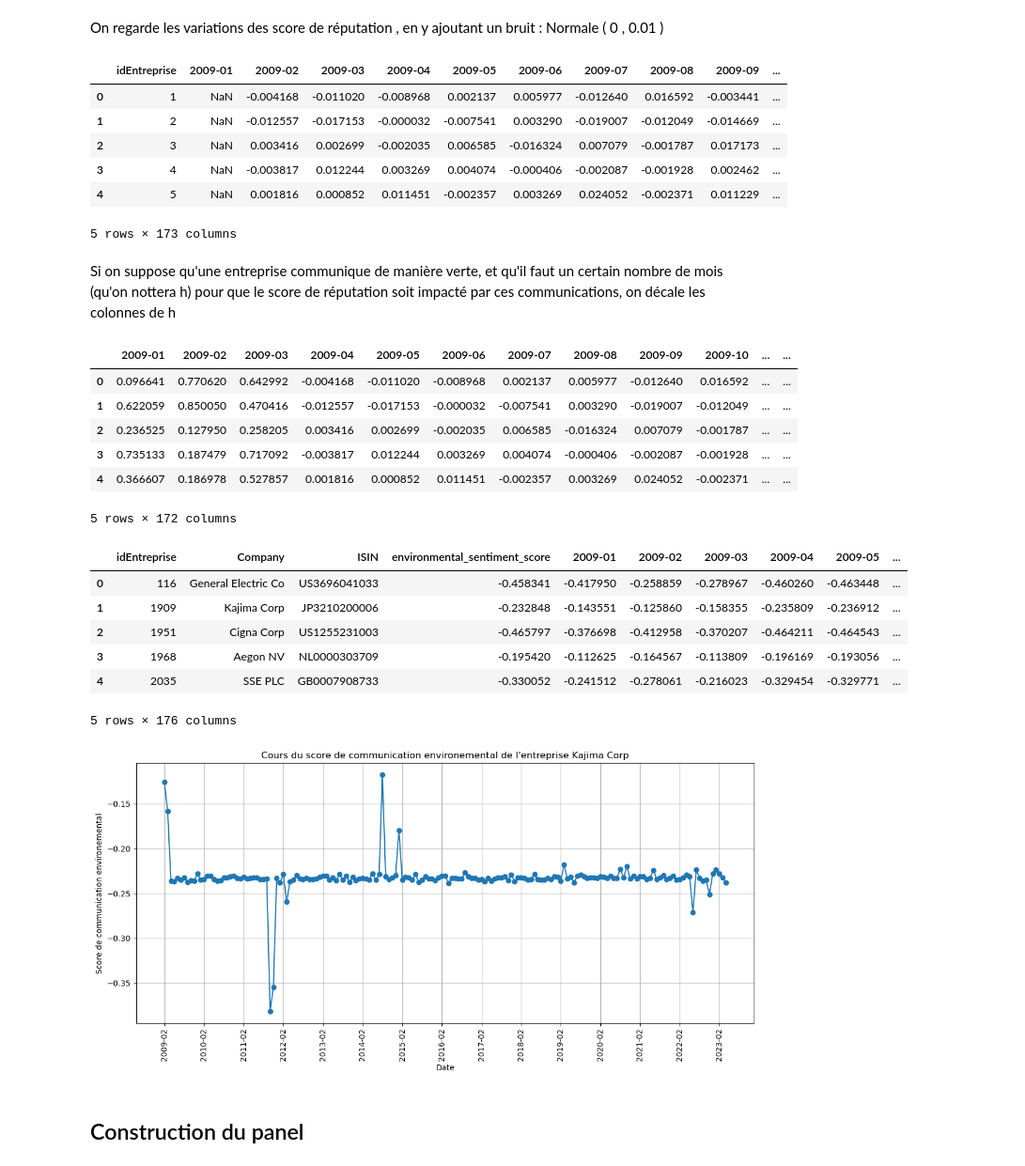
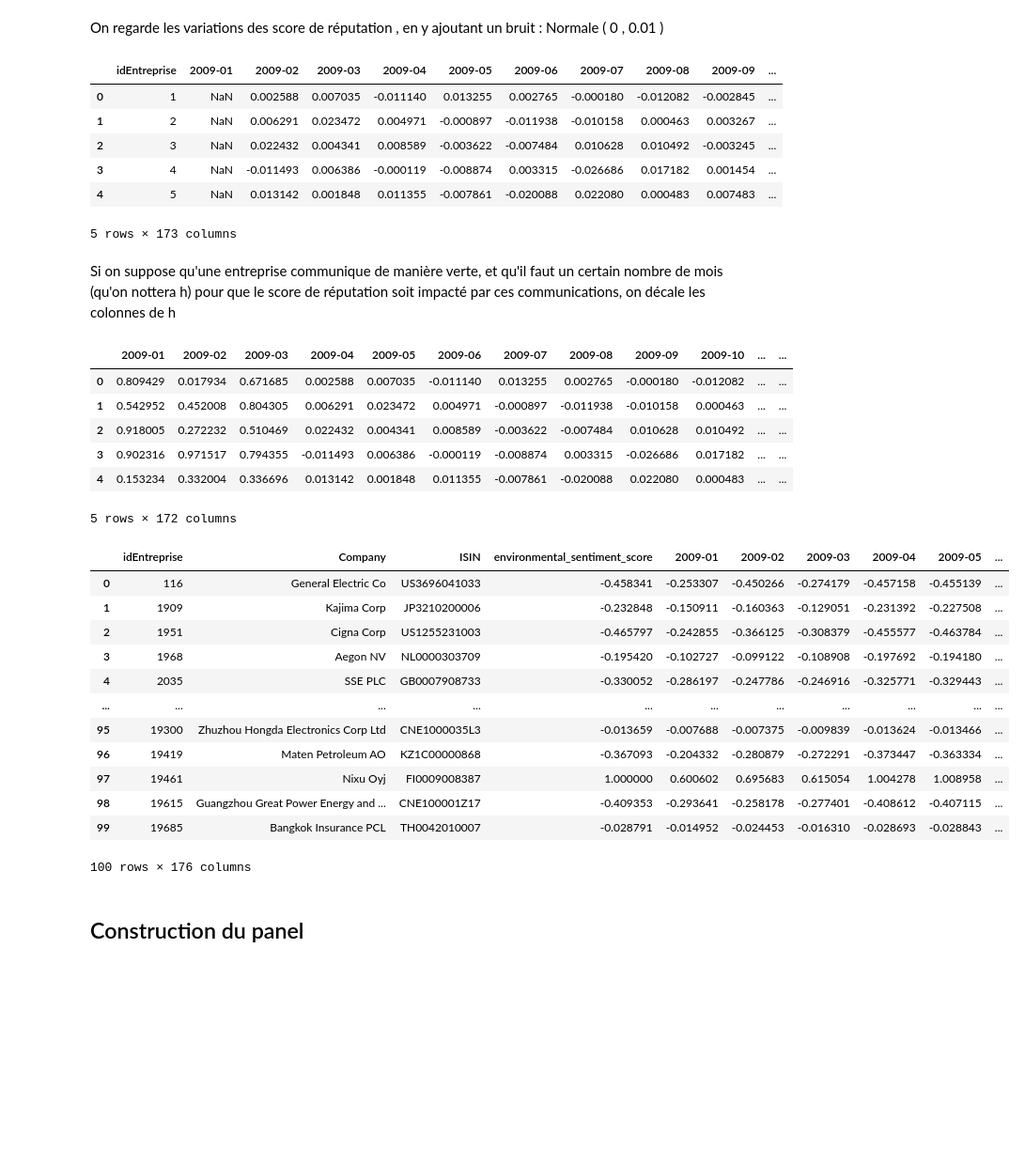
Before and after one commit to tgarnier067/Stat_app, a Jupyter notebook: Econometrie.ipynb, the cells around one changed output. Shown at 94% size. Drawn from its saved outputs; the diff is of its cells as text; code cells hidden in the pictures; blank space fills up the shorter version.

```diff
--- a/Econometrie.ipynb
+++ b/Econometrie.ipynb
@@ -205,0 +221,7 @@ summarized_data
+# %%
+# Filtrer les lignes de esg_data en fonction des idEntreprise présents dans merged_df
+filtered_CON_E = CON_E[CON_E['idEntreprise'].isin(filtered_Diff_z_E['idEntreprise'])].reset_index(drop=True)
+
+# Afficher les premières lignes du DataFrame filtré pour vérification
+pd.reset_option('display.max_rows')
+filtered_CON_E.head()
@@ -410,11 +494,11 @@ var_bruit_PFL_E_data = pd.concat([PFL_E['idEntreprise'], var_bruit_PFL_E_data],
 var_bruit_PFL_E_data.head()
 # %% [output]
 |  | idEntreprise | 2009-01 | 2009-02 | 2009-03 | 2009-04 | 2009-05 | 2009-06 | 2009-07 | 2009-08 | 2009-09 | ... |
-| 0 | 1 | NaN | -0.004168 | -0.011020 | -0.008968 | 0.002137 | 0.005977 | -0.012640 | 0.016592 | -0.003441 | ... |
-| 1 | 2 | NaN | -0.012557 | -0.017153 | -0.000032 | -0.007541 | 0.003290 | -0.019007 | -0.012049 | -0.014669 | ... |
-| 2 | 3 | NaN | 0.003416 | 0.002699 | -0.002035 | 0.006585 | -0.016324 | 0.007079 | -0.001787 | 0.017173 | ... |
-| 3 | 4 | NaN | -0.003817 | 0.012244 | 0.003269 | 0.004074 | -0.000406 | -0.002087 | -0.001928 | 0.002462 | ... |
-| 4 | 5 | NaN | 0.001816 | 0.000852 | 0.011451 | -0.002357 | 0.003269 | 0.024052 | -0.002371 | 0.011229 | ... |
+| 0 | 1 | NaN | 0.002588 | 0.007035 | -0.011140 | 0.013255 | 0.002765 | -0.000180 | -0.012082 | -0.002845 | ... |
+| 1 | 2 | NaN | 0.006291 | 0.023472 | 0.004971 | -0.000897 | -0.011938 | -0.010158 | 0.000463 | 0.003267 | ... |
+| 2 | 3 | NaN | 0.022432 | 0.004341 | 0.008589 | -0.003622 | -0.007484 | 0.010628 | 0.010492 | -0.003245 | ... |
+| 3 | 4 | NaN | -0.011493 | 0.006386 | -0.000119 | -0.008874 | 0.003315 | -0.026686 | 0.017182 | 0.001454 | ... |
+| 4 | 5 | NaN | 0.013142 | 0.001848 | 0.011355 | -0.007861 | -0.020088 | 0.022080 | 0.000483 | 0.007483 | ... |
 5 rows × 173 columns
 # %% [markdown]
 Si on suppose qu'une entreprise communique de manière verte, et qu'il faut un certain nombre de mois (qu'on nottera h) pour que le score de réputation soit impacté par ces communications, on décale les colonnes de h
@@ -433,46 +517,48 @@ var_bruit_PFL_E_data_filled = var_bruit_PFL_E_data.mask(var_bruit_PFL_E_data.isn
 var_bruit_PFL_E_data_filled.head()
 # %% [output]
 |  | 2009-01 | 2009-02 | 2009-03 | 2009-04 | 2009-05 | 2009-06 | 2009-07 | 2009-08 | 2009-09 | 2009-10 | ... | ... |
-| 0 | 0.096641 | 0.770620 | 0.642992 | -0.004168 | -0.011020 | -0.008968 | 0.002137 | 0.005977 | -0.012640 | 0.016592 | ... | ... |
-| 1 | 0.622059 | 0.850050 | 0.470416 | -0.012557 | -0.017153 | -0.000032 | -0.007541 | 0.003290 | -0.019007 | -0.012049 | ... | ... |
-| 2 | 0.236525 | 0.127950 | 0.258205 | 0.003416 | 0.002699 | -0.002035 | 0.006585 | -0.016324 | 0.007079 | -0.001787 | ... | ... |
-| 3 | 0.735133 | 0.187479 | 0.717092 | -0.003817 | 0.012244 | 0.003269 | 0.004074 | -0.000406 | -0.002087 | -0.001928 | ... | ... |
-| 4 | 0.366607 | 0.186978 | 0.527857 | 0.001816 | 0.000852 | 0.011451 | -0.002357 | 0.003269 | 0.024052 | -0.002371 | ... | ... |
+| 0 | 0.809429 | 0.017934 | 0.671685 | 0.002588 | 0.007035 | -0.011140 | 0.013255 | 0.002765 | -0.000180 | -0.012082 | ... | ... |
+| 1 | 0.542952 | 0.452008 | 0.804305 | 0.006291 | 0.023472 | 0.004971 | -0.000897 | -0.011938 | -0.010158 | 0.000463 | ... | ... |
+| 2 | 0.918005 | 0.272232 | 0.510469 | 0.022432 | 0.004341 | 0.008589 | -0.003622 | -0.007484 | 0.010628 | 0.010492 | ... | ... |
+| 3 | 0.902316 | 0.971517 | 0.794355 | -0.011493 | 0.006386 | -0.000119 | -0.008874 | 0.003315 | -0.026686 | 0.017182 | ... | ... |
+| 4 | 0.153234 | 0.332004 | 0.336696 | 0.013142 | 0.001848 | 0.011355 | -0.007861 | -0.020088 | 0.022080 | 0.000483 | ... | ... |
 5 rows × 172 columns
 # %%
 # Sélectionner la valeur finale de 2023-04 pour chaque entreprise
-valeur_finale_2023_04 = summarized_data.loc[:, ['idEntreprise', 'environmental_sentiment_score']]
+valeur_finale_2023_04 = env_comm_score.loc[:, ['idEntreprise', 'environmental_sentiment_score']]
 
 # Initialiser un DataFrame pour stocker les valeurs initiales et finales
 valeurs_initiales_finales = valeur_finale_2023_04.copy()
 
 # Liste pour stocker les nouvelles colonnes
 new_columns = []
 
 # Parcourir les colonnes de var_bruit_shift_esg_data_filled en sens inverse
 for col in reversed(var_bruit_PFL_E_data_filled.columns):
     # Calculer les valeurs initiales à partir des valeurs finales et des taux de variation
     new_col = valeurs_initiales_finales['environmental_sentiment_score'] / (1 + var_bruit_PFL_E_data_filled[col])
     new_col.name = col  # Nommer la nouvelle colonne
     new_columns.insert(0,new_col)
 
 # Concaténer les nouvelles colonnes au DataFrame existant
 valeurs_initiales_finales = pd.concat([valeurs_initiales_finales] + new_columns, axis=1)
 env_comm_score_extended_PFL_E = pd.merge(env_comm_score, valeurs_initiales_finales, on=['idEntreprise', 'environmental_sentiment_score'], how='inner')
 
 # Afficher les valeurs initiales et finales
-env_comm_score_extended_PFL_E.head()
+env_comm_score_extended_PFL_E
 # %% [output]
 |  | idEntreprise | Company | ISIN | environmental_sentiment_score | 2009-01 | 2009-02 | 2009-03 | 2009-04 | 2009-05 | ... |
-| 0 | 116 | General Electric Co | US3696041033 | -0.458341 | -0.417950 | -0.258859 | -0.278967 | -0.460260 | -0.463448 | ... |
-| 1 | 1909 | Kajima Corp | JP3210200006 | -0.232848 | -0.143551 | -0.125860 | -0.158355 | -0.235809 | -0.236912 | ... |
-| 2 | 1951 | Cigna Corp | US1255231003 | -0.465797 | -0.376698 | -0.412958 | -0.370207 | -0.464211 | -0.464543 | ... |
-| 3 | 1968 | Aegon NV | NL0000303709 | -0.195420 | -0.112625 | -0.164567 | -0.113809 | -0.196169 | -0.193056 | ... |
-| 4 | 2035 | SSE PLC | GB0007908733 | -0.330052 | -0.241512 | -0.278061 | -0.216023 | -0.329454 | -0.329771 | ... |
+| 0 | 116 | General Electric Co | US3696041033 | -0.458341 | -0.253307 | -0.450266 | -0.274179 | -0.457158 | -0.455139 | ... |
+| 1 | 1909 | Kajima Corp | JP3210200006 | -0.232848 | -0.150911 | -0.160363 | -0.129051 | -0.231392 | -0.227508 | ... |
+| 2 | 1951 | Cigna Corp | US1255231003 | -0.465797 | -0.242855 | -0.366125 | -0.308379 | -0.455577 | -0.463784 | ... |
+| 3 | 1968 | Aegon NV | NL0000303709 | -0.195420 | -0.102727 | -0.099122 | -0.108908 | -0.197692 | -0.194180 | ... |
+| 4 | 2035 | SSE PLC | GB0007908733 | -0.330052 | -0.286197 | -0.247786 | -0.246916 | -0.325771 | -0.329443 | ... |
+| ... | ... | ... | ... | ... | ... | ... | ... | ... | ... | ... |
+| 95 | 19300 | Zhuzhou Hongda Electronics Corp Ltd | CNE1000035L3 | -0.013659 | -0.007688 | -0.007375 | -0.009839 | -0.013624 | -0.013466 | ... |
+| 96 | 19419 | Maten Petroleum AO | KZ1C00000868 | -0.367093 | -0.204332 | -0.280879 | -0.272291 | -0.373447 | -0.363334 | ... |
+| 97 | 19461 | Nixu Oyj | FI0009008387 | 1.000000 | 0.600602 | 0.695683 | 0.615054 | 1.004278 | 1.008958 | ... |
+| 98 | 19615 | Guangzhou Great Power Energy and ... | CNE100001Z17 | -0.409353 | -0.293641 | -0.258178 | -0.277401 | -0.408612 | -0.407115 | ... |
+| 99 | 19685 | Bangkok Insurance PCL | TH0042010007 | -0.028791 | -0.014952 | -0.024453 | -0.016310 | -0.028693 | -0.028843 | ... |
-5 rows × 176 columns
+100 rows × 176 columns
-# %%
-visu_cours_env_comm_score(1, env_comm_score_extended_PFL_E)
-# %% [output]
-[figure, removed]
 # %% [markdown]
 ## Construction du panel
```
Also changed, not shown: parts of 26 cells of this notebook.
